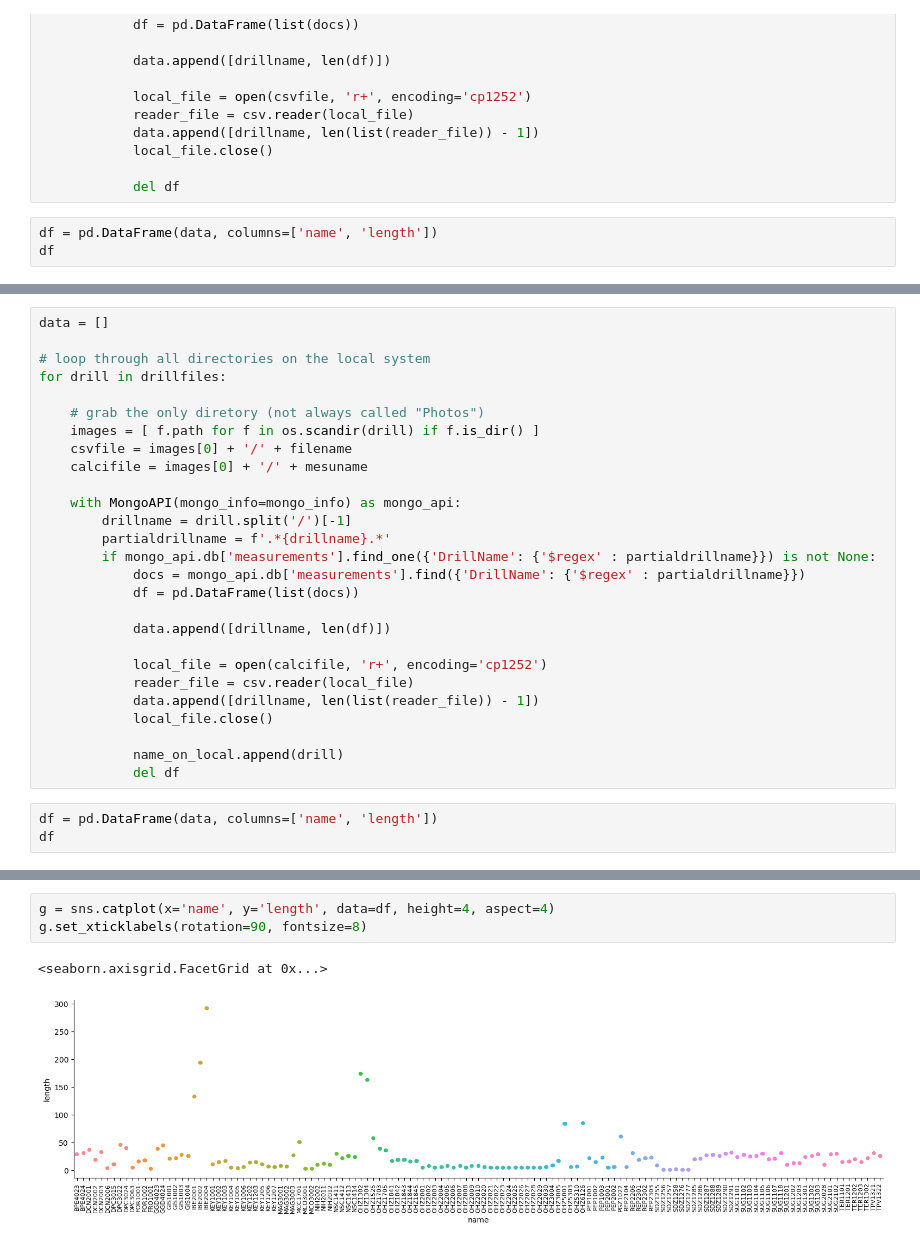
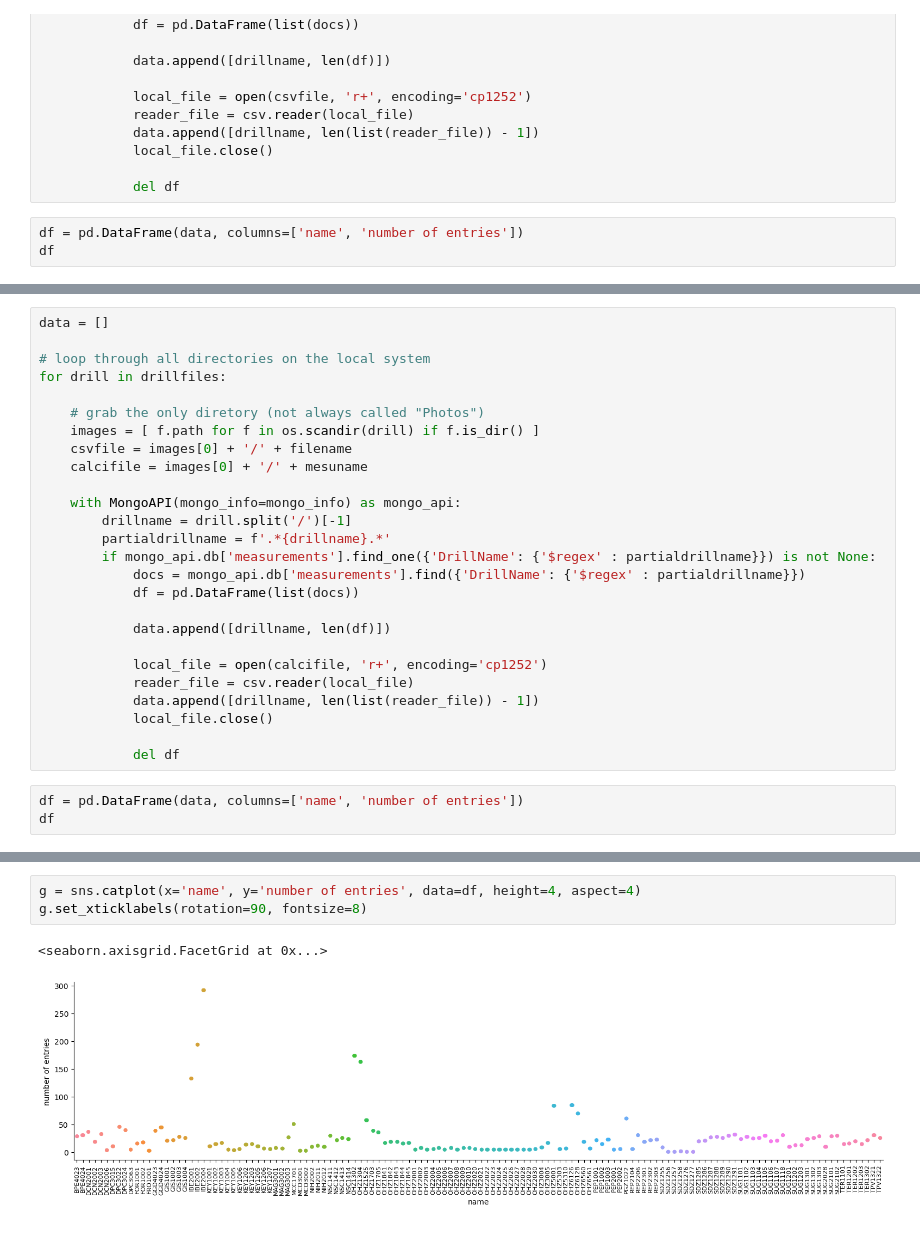
Before and after one commit to zwergon/calcimetry, a Jupyter notebook: notebooks/QC-measurements.ipynb, the cells around one changed output, grey strips where cells are left out. Drawn from its saved outputs; the diff is of its cells as text.

```diff
--- a/notebooks/QC-measurements.ipynb
+++ b/notebooks/QC-measurements.ipynb
@@ -191,6 +191,6 @@ for drill in drillfiles:
 
             del df
 # %%
-df = pd.DataFrame(data, columns=['name', 'length'])
+df = pd.DataFrame(data, columns=['name', 'number of entries'])
 df
 # %% [output]
@@ -238,9 +238,8 @@ for drill in drillfiles:
             data.append([drillname, len(list(reader_file)) - 1])
             local_file.close()
 
-            name_on_local.append(drill)
             del df
 # %%
-df = pd.DataFrame(data, columns=['name', 'length'])
+df = pd.DataFrame(data, columns=['name', 'number of entries'])
 df
 # %% [output]
@@ -260,6 +259,6 @@ df
 # %%
-g = sns.catplot(x='name', y='length', data=df, height=4, aspect=4)
+g = sns.catplot(x='name', y='number of entries', data=df, height=4, aspect=4)
 g.set_xticklabels(rotation=90, fontsize=8)
 # %% [output]
 <seaborn.axisgrid.FacetGrid at 0x...>
-[figure, old version]
+[figure, new version]
```
Also changed, not shown: parts of 5 cells of this notebook, 3 other files.
